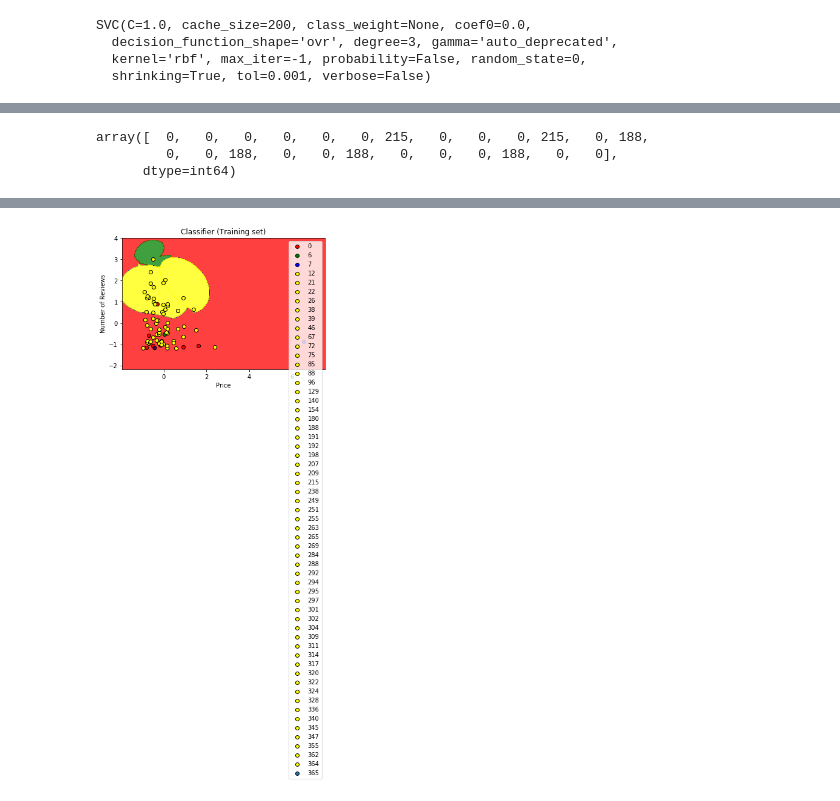
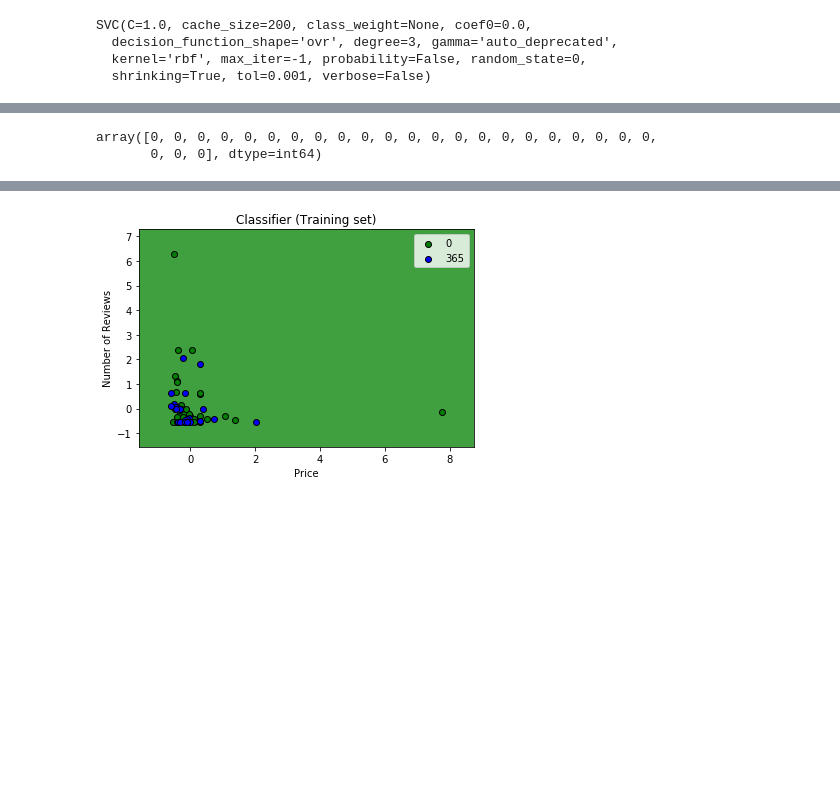
Before and after one commit to irwinmier96/Extra_Side_Projects, a Jupyter notebook: NYC AirBnB/AirBnB_NYC_2019.ipynb, the cells around one changed output, grey strips where cells are left out. Cells and saved outputs as stored; diff of their text form; code cells hidden in the pictures; blank space fills up the shorter version.

Commit message:
Added machine learning visualization -- results inconclusive

```diff
--- a/NYC AirBnB/AirBnB_NYC_2019.ipynb
+++ b/NYC AirBnB/AirBnB_NYC_2019.ipynb
@@ -41,3 +41,10 @@ dataset
 # %%
 #Can we predict availability and maybe number of reviews based on price?
 #Can we predict price of listing by room type and NYC borough??
+
+#Examine AirBnB listings that are either available either 365 days a year or 0 days
+availability = [0, 365]
+dataset.Days_Available_A_Year.isin(availability)
+new_dataset = dataset[dataset.Days_Available_A_Year.isin(availability)]
+
+new_dataset
@@ -104,7 +130,7 @@ room_type_count = ax.bar(Boroughs, entire_home, width, color = "blue")
 # %% [output]
 [figure]
 # %%
-new_dataset = pd.DataFrame(dataset.head(100))
+new_dataset = pd.DataFrame(new_dataset.head(100))
 #del new_dataset['Minimum_Nights']
 
 new_dataset
@@ -179,9 +190,8 @@ array([[2, 0, 0, 0, 0, 0, 0, 0, 0, 0, 0, 0, 0, 0, 0, 0, 0, 0, 0, 0, 0, 0,
 # %%
 y_pred
 # %% [output]
-array([  0,   0,   0,   0,   0,   0, 215,   0,   0,   0, 215,   0, 188,
-         0,   0, 188,   0,   0, 188,   0,   0,   0, 188,   0,   0],
-      dtype=int64)
+array([0, 0, 0, 0, 0, 0, 0, 0, 0, 0, 0, 0, 0, 0, 0, 0, 0, 0, 0, 0, 0, 0,
+       0, 0, 0], dtype=int64)
 # %%
 # Visualising the Training set results
 from matplotlib.colors import ListedColormap
@@ -189,12 +199,12 @@ X_set, y_set = X_train, y_train
 X1, X2 = np.meshgrid(np.arange(start = X_set[:, 0].min() - 1, stop = X_set[:, 0].max() + 1, step = 0.01),
                      np.arange(start = X_set[:, 1].min() - 1, stop = X_set[:, 1].max() + 1, step = 0.01))
 plt.contourf(X1, X2, classifier.predict(np.array([X1.ravel(), X2.ravel()]).T).reshape(X1.shape),
-             alpha = 0.75, cmap = ListedColormap(('red', 'green', 'blue', 'yellow')))
+             alpha = 0.75, cmap = ListedColormap(('green', 'blue')))
 plt.xlim(X1.min(), X1.max())
 plt.ylim(X2.min(), X2.max())
 for i, j in enumerate(np.unique(y_set)):
     plt.scatter(X_set[y_set == j, 0], X_set[y_set == j, 1], edgecolor = 'black',
-                c = ListedColormap(('red', 'green', 'blue', 'yellow'))(i), label = j)
+                c = ListedColormap(('green', 'blue'))(i), label = j)
 plt.title('Classifier (Training set)')
 plt.xlabel('Price')
 plt.ylabel('Number of Reviews')
@@ -221 +216 @@ plt.show()
-[figure, old version]
+[figure, new version]
```
Also changed, not shown: parts of 4 cells of this notebook, 2 other files.
